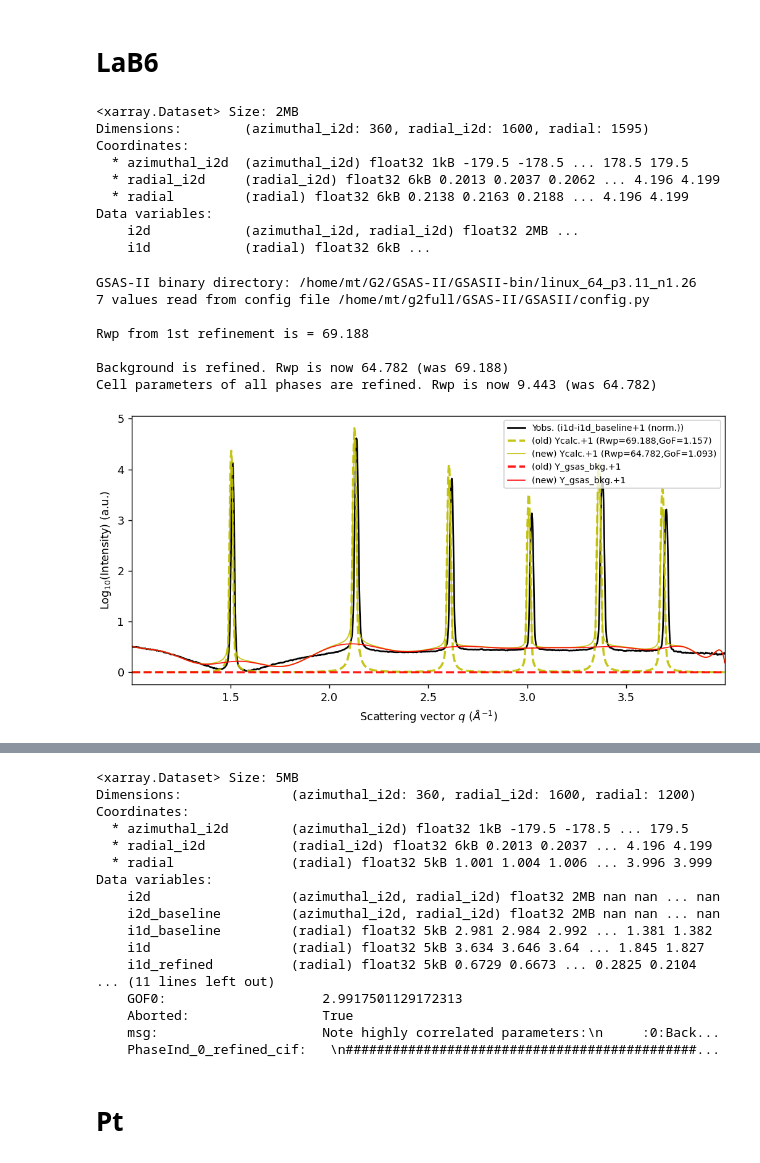
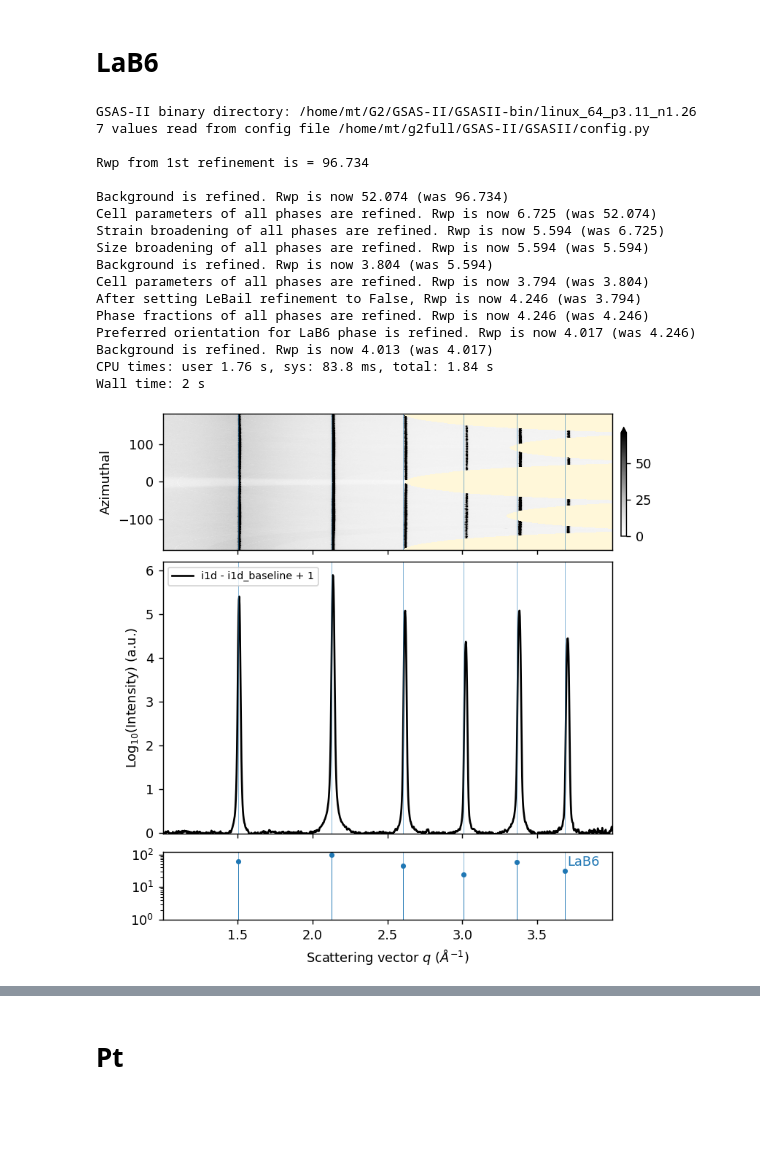
Before and after one commit to MehmetTopsakal/easyXRD, a Jupyter notebook: examples/ZrH-sample/refiner.ipynb, the cells around one changed output, grey strips where cells are left out. Saved outputs shown, nothing was run; the diff lists cells and outputs as text; code cells hidden in the pictures; blank space fills up the shorter version.

Commit message:
plotting improvements

```diff
--- a/examples/ZrH-sample/refiner.ipynb
+++ b/examples/ZrH-sample/refiner.ipynb
@@ -233,45 +233,57 @@ Wall time: 288 ms
 # %% [markdown]
 # LaB6
-# %%
-sample_Blank.ds
-# %% [output]
-<xarray.Dataset> Size: 2MB
-Dimensions:        (azimuthal_i2d: 360, radial_i2d: 1600, radial: 1595)
-Coordinates:
-  * azimuthal_i2d  (azimuthal_i2d) float32 1kB -179.5 -178.5 ... 178.5 179.5
-  * radial_i2d     (radial_i2d) float32 6kB 0.2013 0.2037 0.2062 ... 4.196 4.199
-  * radial         (radial) float32 6kB 0.2138 0.2163 0.2188 ... 4.196 4.199
-Data variables:
-    i2d            (azimuthal_i2d, radial_i2d) float32 2MB ...
-    i1d            (radial) float32 6kB ...
 # %%
+%%time
+
 sample = deepcopy(sample_LaB6)
 
 sample.get_baseline(
     input_bkg=sample_Blank,
     arpls_lam=1e5,
-    use_arpls=False,
-    get_i2d_baseline = True,
+    use_arpls=True,
+    get_i2d_baseline = False,
     use_i2d_baseline = True,
     roi_radial_range=[1, 4],
     # roi_azimuthal_range=(20,50),
-    normalize=True,
+    normalize=False,
     spotty_data_correction=False,
     spotty_data_correction_threshold=2,
     plot=False,
 )
 
-sample.load_phases(phases=phases_LaB6, plot=False)
+
+
+sample.load_phases(phases=phases_LaB6, plot=True)
 
 sample.setup_gsas2_calculator(instprm_from_gpx="gsas_instprms.gpx")
 sample.refine_background(num_coeffs=20,plot=True)
 sample.refine_cell_params(plot=True)
+sample.refine_strain_broadening()
+sample.refine_size_broadening()
+sample.refine_background(num_coeffs=20)
+sample.refine_cell_params(plot=True)
+
+sample.set_LeBail(set_to=False, refine=True)
+sample.refine_phase_fractions()
+sample.refine_preferred_orientation(phase=0, harmonics_order=4)
+sample.refine_background(num_coeffs=20)
+# sample.plot_refinement(ylogscale=True)
 # %% [output]
 GSAS-II binary directory: /home/mt/G2/GSAS-II/GSASII-bin/linux_64_p3.11_n1.26
 7 values read from config file /home/mt/g2full/GSAS-II/GSASII/config.py
 
-Rwp from 1st refinement is = 69.188
+Rwp from 1st refinement is = 96.734
 
-Background is refined. Rwp is now 64.782 (was 69.188)
-Cell parameters of all phases are refined. Rwp is now 9.443 (was 64.782)
+Background is refined. Rwp is now 52.074 (was 96.734)
+Cell parameters of all phases are refined. Rwp is now 6.725 (was 52.074)
+Strain broadening of all phases are refined. Rwp is now 5.594 (was 6.725)
+Size broadening of all phases are refined. Rwp is now 5.594 (was 5.594)
+Background is refined. Rwp is now 3.804 (was 5.594)
+Cell parameters of all phases are refined. Rwp is now 3.794 (was 3.804)
+After setting LeBail refinement to False, Rwp is now 4.246 (was 3.794)
+Phase fractions of all phases are refined. Rwp is now 4.246 (was 4.246)
+Preferred orientation for LaB6 phase is refined. Rwp is now 4.017 (was 4.246)
+Background is refined. Rwp is now 4.013 (was 4.017)
+CPU times: user 1.76 s, sys: 83.8 ms, total: 1.84 s
+Wall time: 2 s
-[figure, old version]
+[figure, new version]
@@ -279,20 +292,0 @@ Cell parameters of all phases are refined. Rwp is now 9.443 (was 64.782)
-# %%
-sample.ds
-# %% [output]
-<xarray.Dataset> Size: 5MB
-Dimensions:              (azimuthal_i2d: 360, radial_i2d: 1600, radial: 1200)
-Coordinates:
-  * azimuthal_i2d        (azimuthal_i2d) float32 1kB -179.5 -178.5 ... 179.5
-  * radial_i2d           (radial_i2d) float32 6kB 0.2013 0.2037 ... 4.196 4.199
-  * radial               (radial) float32 5kB 1.001 1.004 1.006 ... 3.996 3.999
-Data variables:
-    i2d                  (azimuthal_i2d, radial_i2d) float32 2MB nan nan ... nan
-    i2d_baseline         (azimuthal_i2d, radial_i2d) float32 2MB nan nan ... nan
-    i1d_baseline         (radial) float32 5kB 2.981 2.984 2.992 ... 1.381 1.382
-    i1d                  (radial) float32 5kB 3.634 3.646 3.64 ... 1.845 1.827
-    i1d_refined          (radial) float32 5kB 0.6729 0.6673 ... 0.2825 0.2104
-... (11 lines left out)
-    GOF0:                    2.9917501129172313
-    Aborted:                 True
-    msg:                     Note highly correlated parameters:\n     :0:Back...
-    PhaseInd_0_refined_cif:   \n#############################################...
```
Also changed, not shown: parts of 7 cells of this notebook, 2 other files.
